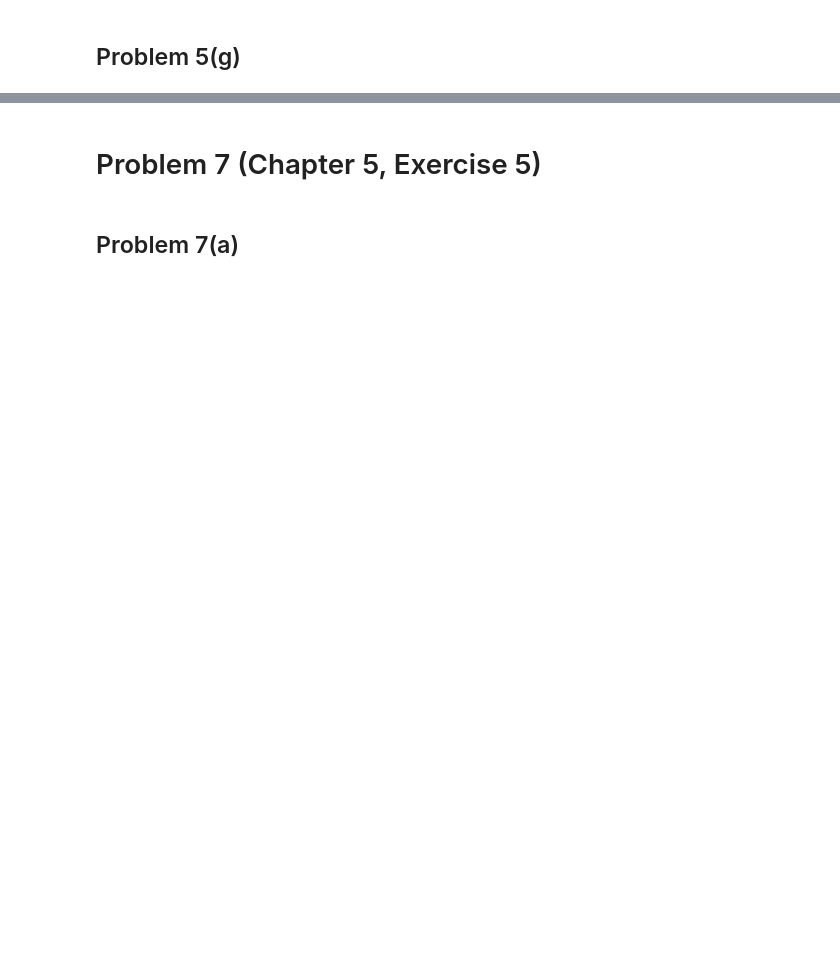
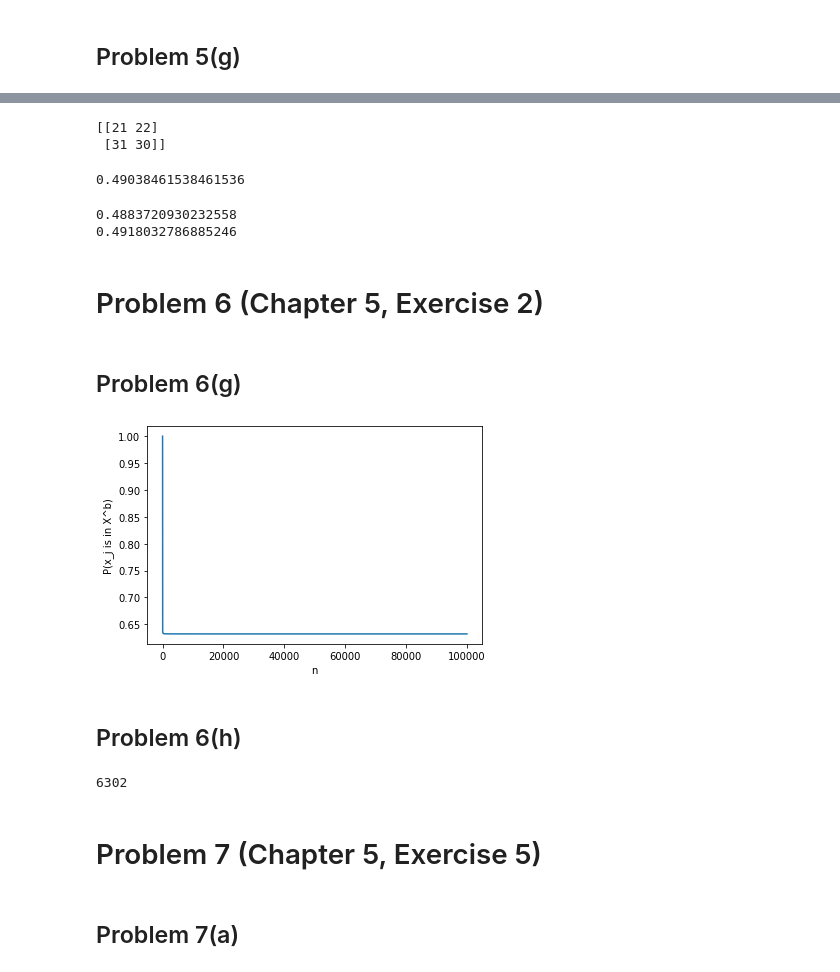
Before and after one commit to rbalexan/stats-202, a Jupyter notebook: homework/homework-2/code/homework_2.ipynb, the cells around one changed output, grey strips where cells are left out. Saved outputs shown, nothing was run; the diff lists cells and outputs as text; code cells hidden in the pictures; blank space fills up the shorter version.

```diff
--- a/homework/homework-2/code/homework_2.ipynb
+++ b/homework/homework-2/code/homework_2.ipynb
@@ -36,3 +230,46 @@ pd.plotting.scatter_matrix(weekly, figsize=(10,10));
+# %%
+y_pred = knn.predict(X_test)
+cm = confusion_matrix(y_test, y_pred)
+print(cm)
+# %% [output]
+[[21 22]
+ [31 30]]
+# %%
+acc = (21+30) / (21+30+22+31)
+print(acc)
+# %% [output]
+0.49038461538461536
+# %%
+print(21/(21+22))
+print(30/(31+30))
+# %% [output]
+0.4883720930232558
+0.4918032786885246
+# %% [markdown]
+# Problem 6 (Chapter 5, Exercise 2)
+# %% [markdown]
+## Problem 6(g)
+# %%
+import matplotlib.pyplot as plt
+plt.plot(np.arange(1, 100000), [1-(1-1/n)**n for n in np.arange(1, 100000)])
+plt.xlabel("n")
+plt.ylabel("P(x_j is in X^b)");
+# %% [output]
+[figure, added]
+# %% [markdown]
+## Problem 6(h)
+# %%
+np.random.seed(1)
+
+ctr = 0
+for i in range(10000):
+  a = np.random.choice(range(100), size=100, replace=True)
+  if 4 in a:
+    ctr += 1
+
+print(ctr)
+# %% [output]
+6302
 # %% [markdown]
 # Problem 7 (Chapter 5, Exercise 5)
 # %%
```
Also changed, not shown: parts of 42 cells of this notebook, 2 other files.
